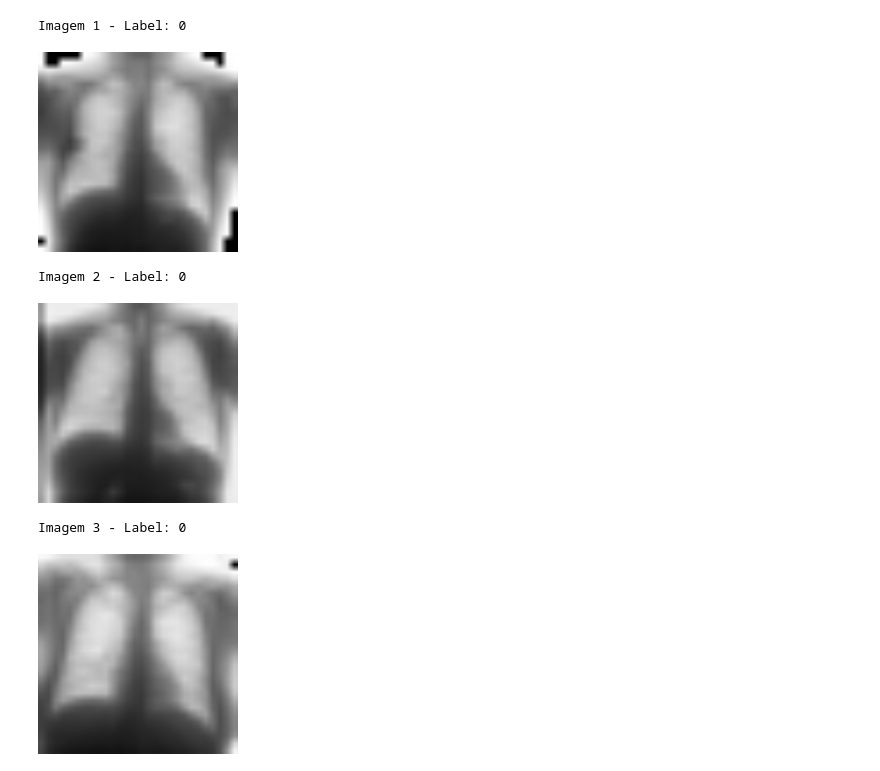
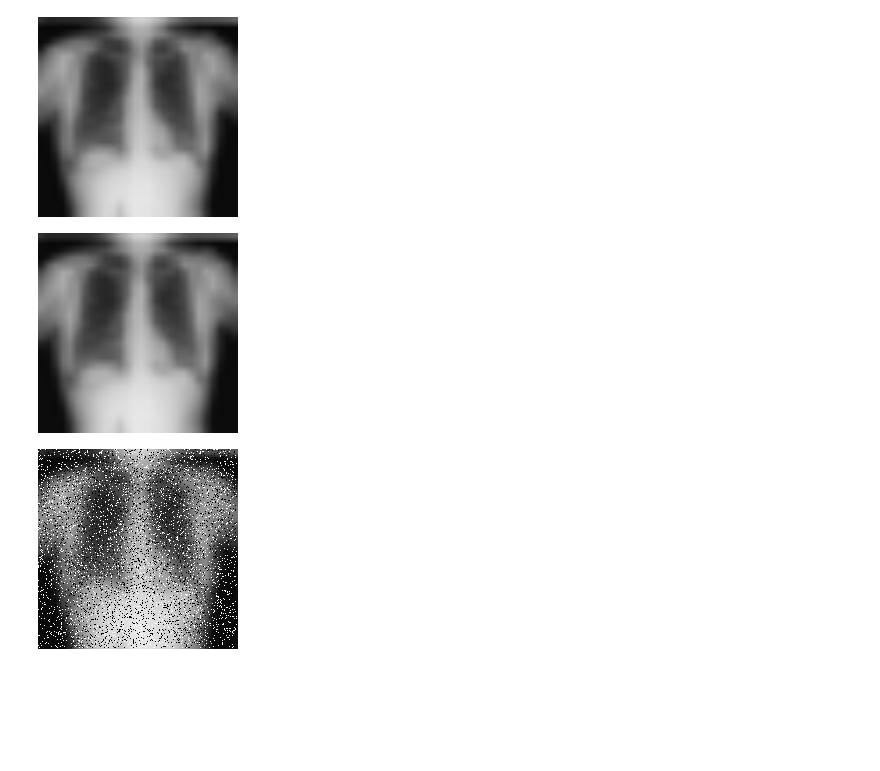
Before and after one commit to Henrique047/PDI_T1, a Jupyter notebook: PDI_T1.ipynb, the cells around one changed output. Drawn from its saved outputs; the diff is of its cells as text; code cells hidden in the pictures; blank space fills up the shorter version.

```diff
--- a/PDI_T1.ipynb
+++ b/PDI_T1.ipynb
@@ -54,14 +34,3 @@ download = True
 
 # Carregar os dados
 dataset = ChestMNIST(split="test", download=download)
-# %%
-# Obter 3 imagens e rótulos
-images, labels = dataset.imgs[:3], dataset.labels[:3]
-
-# Percorrer e exibir as imagens
-for i in range(3):
-    img = images[i].squeeze()  # Remover dimensão extra
-    img = (img * 255).astype(np.uint8)  # Converter para escala de 0 a 255 (necessário para OpenCV)
-
-    print(f"Imagem {i+1} - Label: {labels[i][0]}")
-    cv2_imshow(img)  # Exibir a imagem no Colab
@@ -75,23 +37,37 @@ Imagem 3 - Label: 0
-# %%
-import cv2
-from google.colab.patches import cv2_imshow
-
-# Redimensionamento desejado (exemplo: 200x200)
-new_size = (200, 200)
-
-for i in range(3):
-    img = images[i].squeeze()  # Remove a dimensão extra
-    img = (img * 255).astype(np.uint8)  # Converte para escala de 0 a 255
-
-    # Redimensionar a imagem para melhor visualização
-    img_resized = cv2.resize(img, new_size, interpolation=cv2.INTER_LINEAR)
-
-    print(f"Imagem {i+1} - Label: {labels[i][0]}")
-    cv2_imshow(img_resized)  # Exibir a imagem redimensionada
-# %% [output]
-Imagem 1 - Label: 0
-[figure, removed]
-Imagem 2 - Label: 0
-[figure, removed]
-Imagem 3 - Label: 0
-[figure, removed]
+# %%
+
+def add_salt_pepper_noise(image, amount, salt_vs_pepper=0.5):
+    noisy = image.copy()
+
+    # Quantidade total de pixels a serem afetados
+    total_pixels = image.size
+    num_salt = int(amount * total_pixels * salt_vs_pepper)
+    num_pepper = int(amount * total_pixels * (1.0 - salt_vs_pepper))
+
+    # Salt (255)
+    coords = [np.random.randint(0, i - 1, num_salt) for i in image.shape]
+    noisy[tuple(coords)] = 255
+
+    # Pepper (0)
+    coords = [np.random.randint(0, i - 1, num_pepper) for i in image.shape]
+    noisy[tuple(coords)] = 0
+
+    return noisy
+# %%
+new_size = (200, 200)
+img1 = dataset.imgs[4]
+img = dataset.imgs[4]
+
+img = ((1 - img) * 255).astype(np.uint8)
+img = cv2.resize(img, new_size, interpolation=cv2.INTER_LINEAR)
+img_resized1 = cv2.resize(img1, new_size, interpolation=cv2.INTER_LINEAR)
+
+cv2_imshow(img_resized)
+cv2_imshow(img_resized1)
+
+img = add_salt_pepper_noise(img, amount=0.2)  # 5% de ruído
+cv2_imshow(img)
+# %% [output]
+[figure, added]
+[figure, added]
+[figure, added]
```
Also changed, not shown: parts of 17 cells of this notebook.
